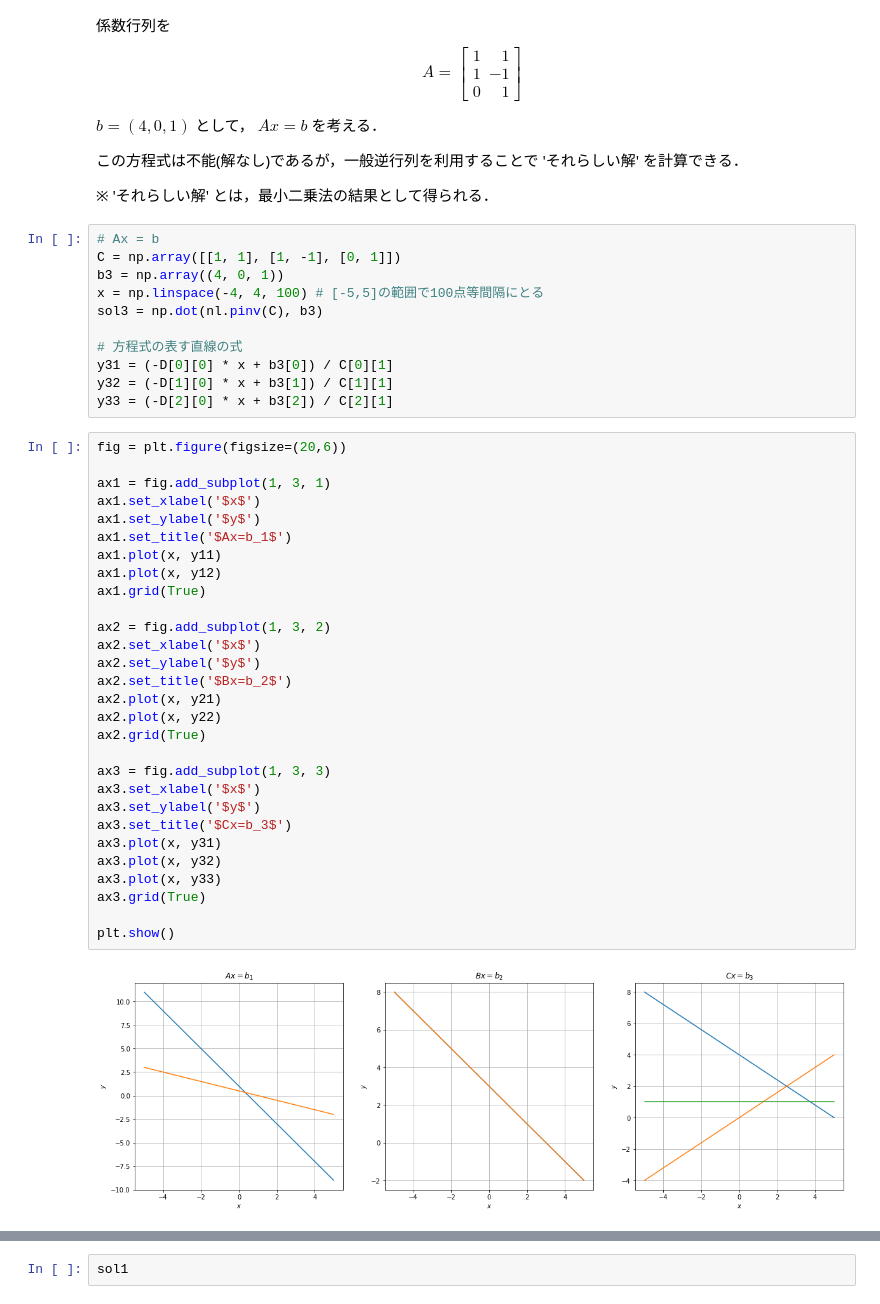
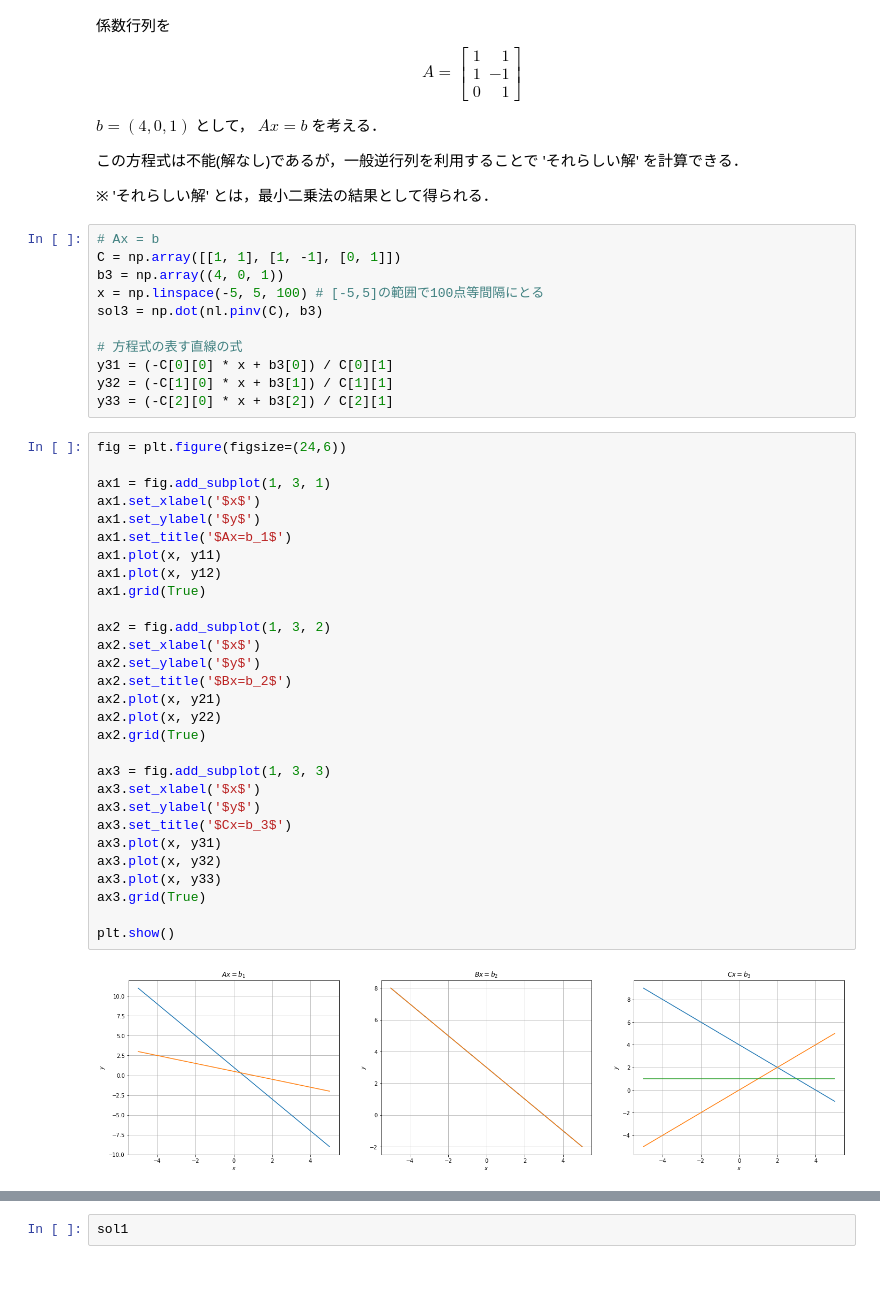
Before and after one commit to y629/optimization-practice, a Jupyter notebook: pseudo_inv_check.ipynb, the cells around one changed output, grey strips where cells are left out. Cells and saved outputs as stored; diff of their text form; blank space fills up the shorter version.

```diff
--- a/pseudo_inv_check.ipynb
+++ b/pseudo_inv_check.ipynb
@@ -238,44 +238,44 @@ $b = (4,0,1)$ として， $Ax=b$ を考える．
 # Ax = b
 C = np.array([[1, 1], [1, -1], [0, 1]])
 b3 = np.array((4, 0, 1))
-x = np.linspace(-4, 4, 100) # [-5,5]の範囲で100点等間隔にとる
+x = np.linspace(-5, 5, 100) # [-5,5]の範囲で100点等間隔にとる
 sol3 = np.dot(nl.pinv(C), b3)
 
 # 方程式の表す直線の式
-y31 = (-D[0][0] * x + b3[0]) / C[0][1]
-y32 = (-D[1][0] * x + b3[1]) / C[1][1]
-y33 = (-D[2][0] * x + b3[2]) / C[2][1]
+y31 = (-C[0][0] * x + b3[0]) / C[0][1]
+y32 = (-C[1][0] * x + b3[1]) / C[1][1]
+y33 = (-C[2][0] * x + b3[2]) / C[2][1]
 # %%
-fig = plt.figure(figsize=(20,6))
+fig = plt.figure(figsize=(24,6))
 
 ax1 = fig.add_subplot(1, 3, 1)
 ax1.set_xlabel('$x$')
 ax1.set_ylabel('$y$')
 ax1.set_title('$Ax=b_1$')
 ax1.plot(x, y11)
 ax1.plot(x, y12)
 ax1.grid(True)
 
 ax2 = fig.add_subplot(1, 3, 2)
 ax2.set_xlabel('$x$')
 ax2.set_ylabel('$y$')
 ax2.set_title('$Bx=b_2$')
 ax2.plot(x, y21)
 ax2.plot(x, y22)
 ax2.grid(True)
 
 ax3 = fig.add_subplot(1, 3, 3)
 ax3.set_xlabel('$x$')
 ax3.set_ylabel('$y$')
 ax3.set_title('$Cx=b_3$')
 ax3.plot(x, y31)
 ax3.plot(x, y32)
 ax3.plot(x, y33)
 ax3.grid(True)
 
 plt.show()
 # %% [output]
-[figure, old version]
+[figure, new version]
 # %%
 import matplotlib.patches as patches
 
```
Also changed, not shown: parts of 11 cells of this notebook.
